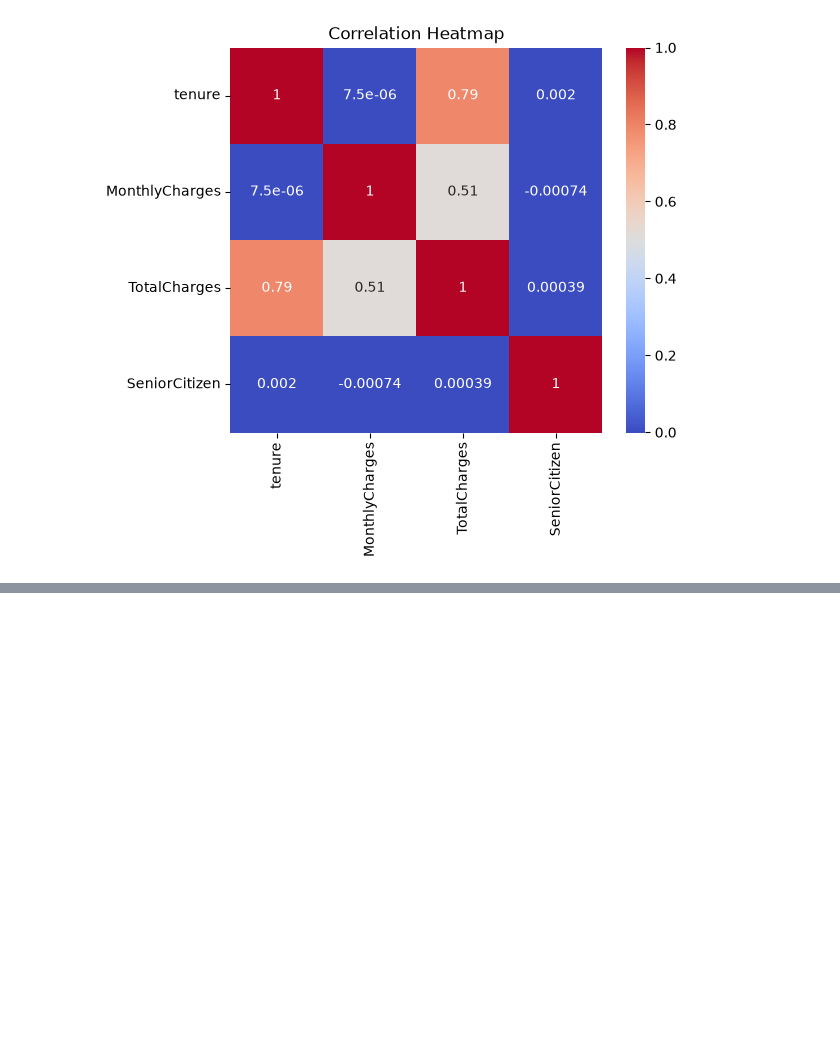
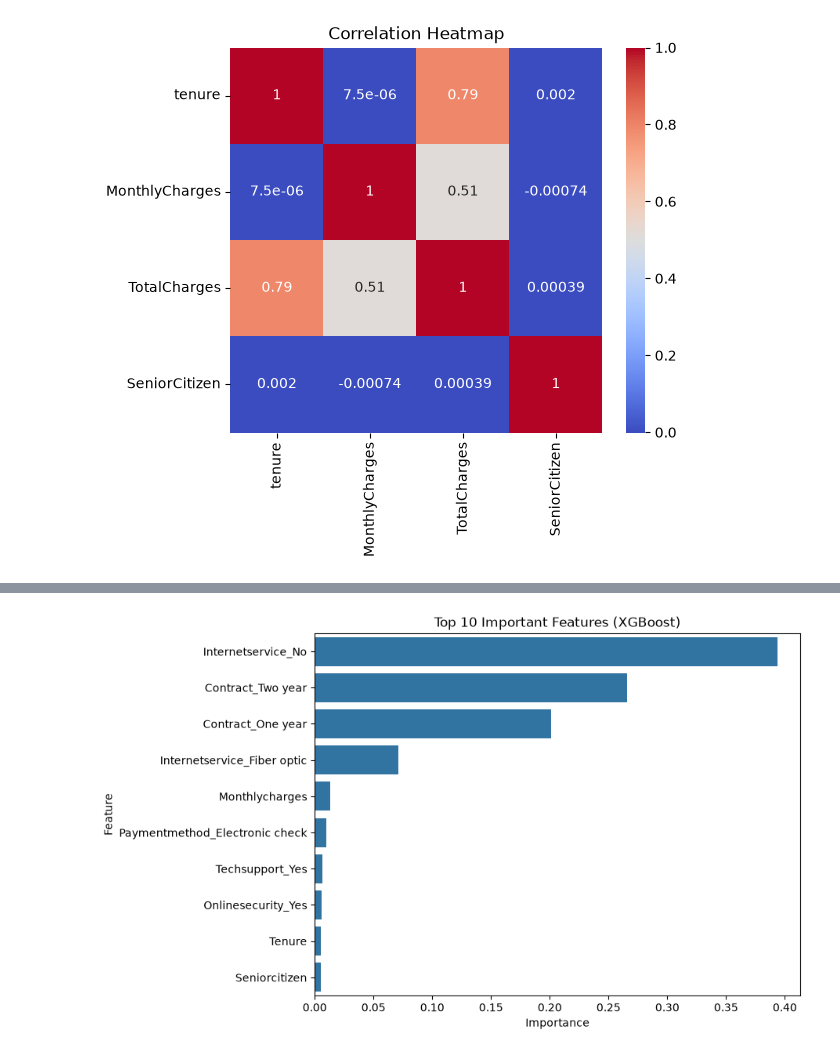
Before and after one commit to mohitmishra8921/Datascience, a Jupyter notebook: Project2/EDA.ipynb, the cells around one changed output, grey strips where cells are left out. Drawn from its saved outputs; the diff is of its cells as text; code cells hidden in the pictures; blank space fills up the shorter version.

Commit message:
Churn prediction model ready

```diff
--- a/Project2/EDA.ipynb
+++ b/Project2/EDA.ipynb
@@ -128,0 +225,2 @@ plt.show()
+# %%
+df1 = df.copy()
@@ -128,0 +398,12 @@ plt.show()
+# %%
+rf_model_tuned = RandomForestClassifier(
+    n_estimators=200,
+    max_depth=10,
+    min_samples_split=10,
+    min_samples_leaf=5,
+    random_state=42
+)
+rf_model_tuned.fit(X_train, y_train)
+
+print("Training Accuracy:", rf_model_tuned.score(X_train, y_train))
+print("Testing Accuracy:", rf_model_tuned.score(X_test, y_test))
@@ -128,0 +440,13 @@ plt.show()
+# %%
+from xgboost import XGBClassifier
+
+xgb_model = XGBClassifier(
+    n_estimators=200,
+    max_depth=5,
+    learning_rate=0.1,
+    random_state=42
+)
+xgb_model.fit(X_train, y_train)
+
+print("Training Accuracy:", xgb_model.score(X_train, y_train))
+print("Testing Accuracy:", xgb_model.score(X_test, y_test))
@@ -128,0 +473,11 @@ plt.show()
+# %%
+#tocheck among of them which columns get the most importance while training the data
+
+import pandas as pd
+
+feature_importance = pd.DataFrame({
+    'Feature': X_train.columns,
+    'Importance': xgb_model.feature_importances_
+}).sort_values('Importance', ascending=False)
+
+print(feature_importance.head(10))
@@ -128,0 +496,7 @@ plt.show()
+# %%
+plt.figure(figsize=(8,6))
+sns.barplot(x='Importance', y='Feature', data=feature_importance.head(10))
+plt.title('Top 10 Important Features (XGBoost)')
+plt.show()
+# %% [output]
+[figure, added]
```
Also changed, not shown: parts of 33 cells of this notebook, 6 other files.
